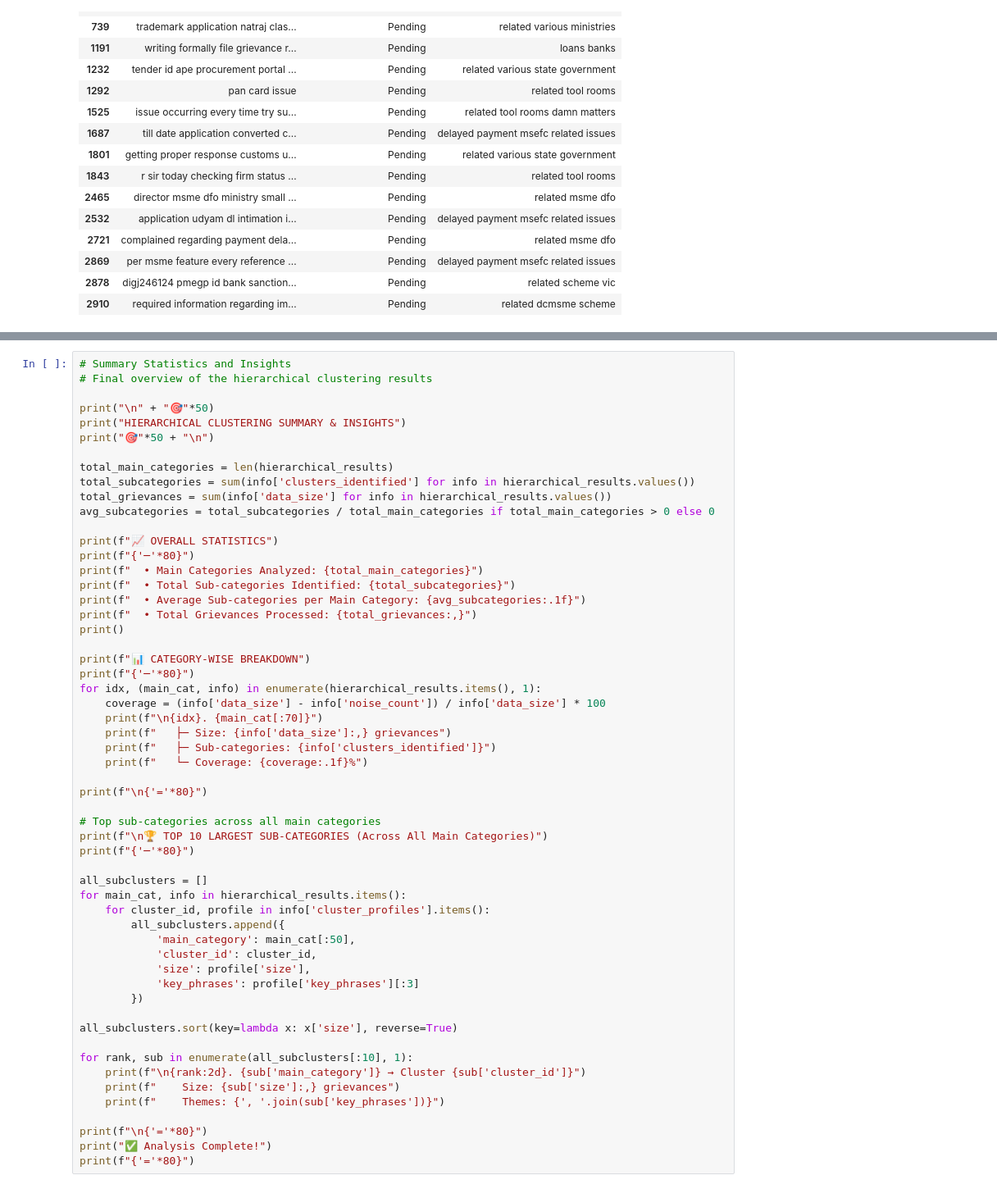
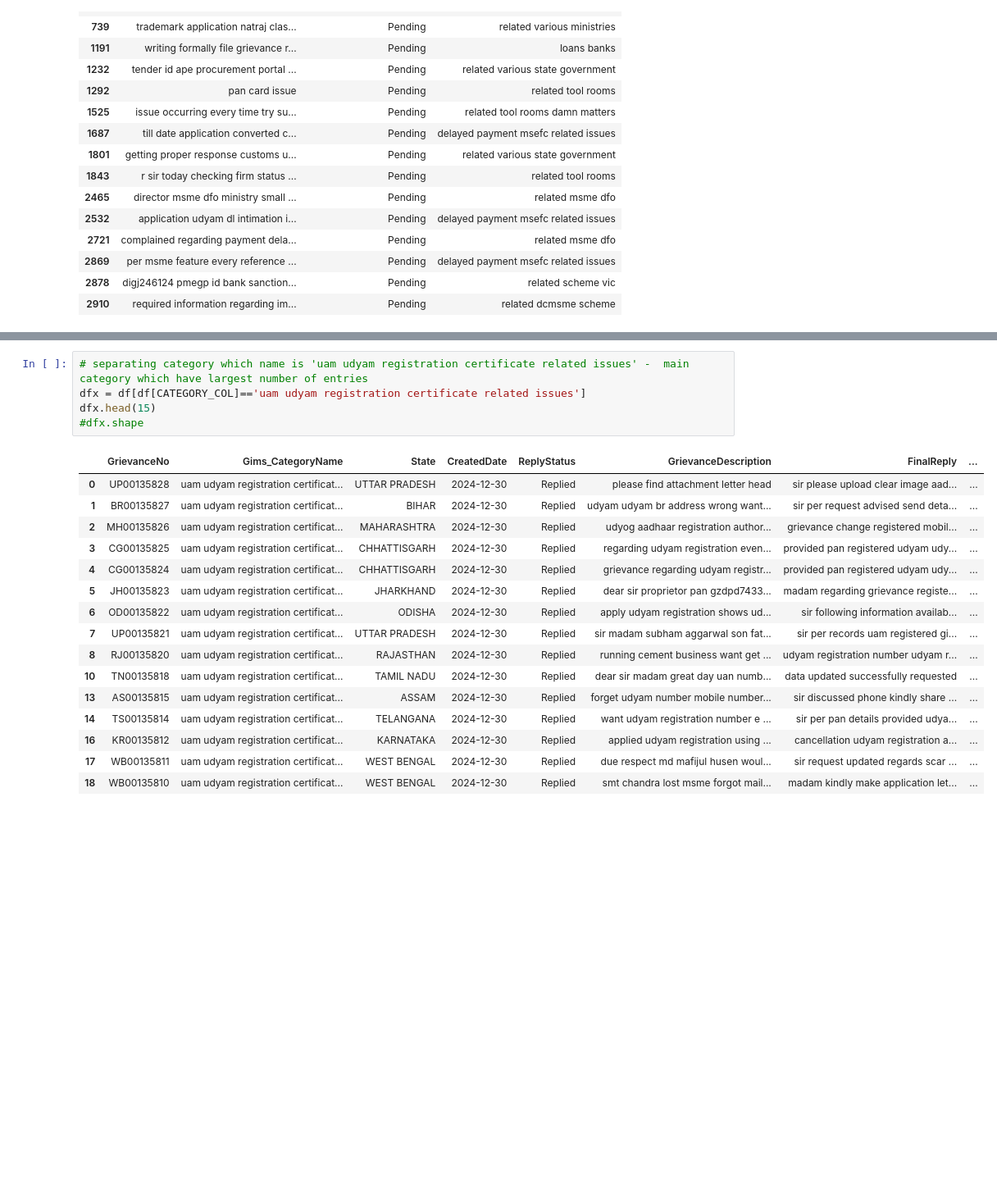
Before and after one commit to Rajshridhar/DataScience-Basics, a Jupyter notebook: Champion_Data_newModel.ipynb, the cells around one changed output, grey strips where cells are left out. Shown at 82% size. Drawn from its saved outputs; the diff is of its cells as text; blank space fills up the shorter version.

```diff
--- a/Champion_Data_newModel.ipynb
+++ b/Champion_Data_newModel.ipynb
@@ -1234,56 +287,22 @@ print(f"\n✓ Data export complete!")
-# %%
-# Summary Statistics and Insights
-# Final overview of the hierarchical clustering results
-
-print("\n" + "🎯"*50)
-print("HIERARCHICAL CLUSTERING SUMMARY & INSIGHTS")
-print("🎯"*50 + "\n")
-
-total_main_categories = len(hierarchical_results)
-total_subcategories = sum(info['clusters_identified'] for info in hierarchical_results.values())
-total_grievances = sum(info['data_size'] for info in hierarchical_results.values())
-avg_subcategories = total_subcategories / total_main_categories if total_main_categories > 0 else 0
-
-print(f"📈 OVERALL STATISTICS")
-print(f"{'─'*80}")
-print(f"  • Main Categories Analyzed: {total_main_categories}")
-print(f"  • Total Sub-categories Identified: {total_subcategories}")
-print(f"  • Average Sub-categories per Main Category: {avg_subcategories:.1f}")
-print(f"  • Total Grievances Processed: {total_grievances:,}")
-print()
-
-print(f"📊 CATEGORY-WISE BREAKDOWN")
-print(f"{'─'*80}")
-for idx, (main_cat, info) in enumerate(hierarchical_results.items(), 1):
-    coverage = (info['data_size'] - info['noise_count']) / info['data_size'] * 100
-    print(f"\n{idx}. {main_cat[:70]}")
-    print(f"   ├─ Size: {info['data_size']:,} grievances")
-    print(f"   ├─ Sub-categories: {info['clusters_identified']}")
-    print(f"   └─ Coverage: {coverage:.1f}%")
-
-print(f"\n{'='*80}")
-
-# Top sub-categories across all main categories
-print(f"\n🏆 TOP 10 LARGEST SUB-CATEGORIES (Across All Main Categories)")
-print(f"{'─'*80}")
-
-all_subclusters = []
-for main_cat, info in hierarchical_results.items():
-    for cluster_id, profile in info['cluster_profiles'].items():
-        all_subclusters.append({
-            'main_category': main_cat[:50],
-            'cluster_id': cluster_id,
-            'size': profile['size'],
-            'key_phrases': profile['key_phrases'][:3]
-        })
-
-all_subclusters.sort(key=lambda x: x['size'], reverse=True)
-
-for rank, sub in enumerate(all_subclusters[:10], 1):
-    print(f"\n{rank:2d}. {sub['main_category']} → Cluster {sub['cluster_id']}")
-    print(f"    Size: {sub['size']:,} grievances")
-    print(f"    Themes: {', '.join(sub['key_phrases'])}")
-
-print(f"\n{'='*80}")
-print("✅ Analysis Complete!")
-print(f"{'='*80}")
+# %%
+# separating category which name is 'uam udyam registration certificate related issues' -  main category which have largest number of entries
+dfx = df[df[CATEGORY_COL]=='uam udyam registration certificate related issues']
+dfx.head(15)
+#dfx.shape
+# %% [output]
+|  | GrievanceNo | Gims_CategoryName | State | CreatedDate | ReplyStatus | GrievanceDescription | FinalReply | ... |
+| 0 | UP00135828 | uam udyam registration certificat... | UTTAR PRADESH | 2024-12-30 | Replied | please find attachment letter head | sir please upload clear image aad... | ... |
+| 1 | BR00135827 | uam udyam registration certificat... | BIHAR | 2024-12-30 | Replied | udyam udyam br address wrong want... | sir per request advised send deta... | ... |
+| 2 | MH00135826 | uam udyam registration certificat... | MAHARASHTRA | 2024-12-30 | Replied | udyog aadhaar registration author... | grievance change registered mobil... | ... |
+| 3 | CG00135825 | uam udyam registration certificat... | CHHATTISGARH | 2024-12-30 | Replied | regarding udyam registration even... | provided pan registered udyam udy... | ... |
+| 4 | CG00135824 | uam udyam registration certificat... | CHHATTISGARH | 2024-12-30 | Replied | grievance regarding udyam registr... | provided pan registered udyam udy... | ... |
+| 5 | JH00135823 | uam udyam registration certificat... | JHARKHAND | 2024-12-30 | Replied | dear sir proprietor pan gzdpd7433... | madam regarding grievance registe... | ... |
+| 6 | OD00135822 | uam udyam registration certificat... | ODISHA | 2024-12-30 | Replied | apply udyam registration shows ud... | sir following information availab... | ... |
+| 7 | UP00135821 | uam udyam registration certificat... | UTTAR PRADESH | 2024-12-30 | Replied | sir madam subham aggarwal son fat... | sir per records uam registered gi... | ... |
+| 8 | RJ00135820 | uam udyam registration certificat... | RAJASTHAN | 2024-12-30 | Replied | running cement business want get ... | udyam registration number udyam r... | ... |
+| 10 | TN00135818 | uam udyam registration certificat... | TAMIL NADU | 2024-12-30 | Replied | dear sir madam great day uan numb... | data updated successfully requested | ... |
+| 13 | AS00135815 | uam udyam registration certificat... | ASSAM | 2024-12-30 | Replied | forget udyam number mobile number... | sir discussed phone kindly share ... | ... |
+| 14 | TS00135814 | uam udyam registration certificat... | TELANGANA | 2024-12-30 | Replied | want udyam registration number e ... | sir per pan details provided udya... | ... |
+| 16 | KR00135812 | uam udyam registration certificat... | KARNATAKA | 2024-12-30 | Replied | applied udyam registration using ... | cancellation udyam registration a... | ... |
+| 17 | WB00135811 | uam udyam registration certificat... | WEST BENGAL | 2024-12-30 | Replied | due respect md mafijul husen woul... | sir request updated regards scar ... | ... |
+| 18 | WB00135810 | uam udyam registration certificat... | WEST BENGAL | 2024-12-30 | Replied | smt chandra lost msme forgot mail... | madam kindly make application let... | ... |
```
Also changed, not shown: parts of 26 cells of this notebook, 1 other file.
